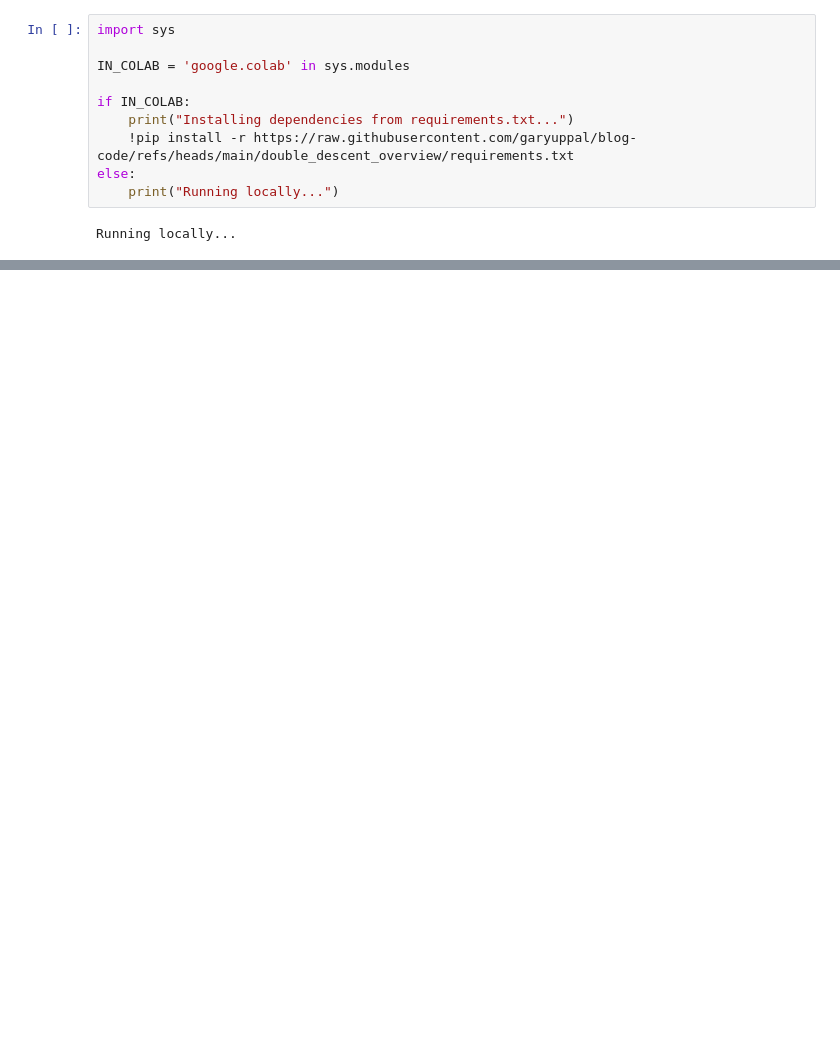
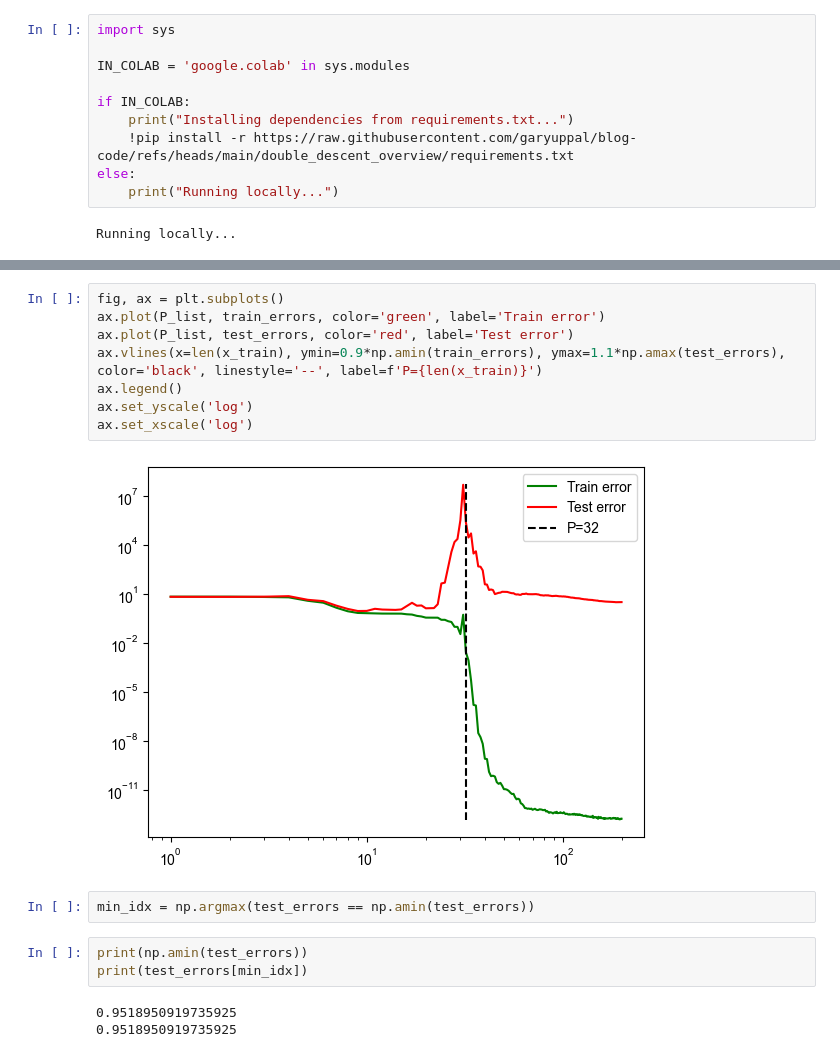
Before and after one commit to garyuppal/blog-code, a Jupyter notebook: double_descent_overview/example.ipynb, the cells around one changed output, grey strips where cells are left out. Saved outputs shown, nothing was run; the diff lists cells and outputs as text; blank space fills up the shorter version.

```diff
--- a/double_descent_overview/example.ipynb
+++ b/double_descent_overview/example.ipynb
@@ -29,0 +272,18 @@ ax.scatter(x,y)
+# %%
+fig, ax = plt.subplots()
+ax.plot(P_list, train_errors, color='green', label='Train error')
+ax.plot(P_list, test_errors, color='red', label='Test error')
+ax.vlines(x=len(x_train), ymin=0.9*np.amin(train_errors), ymax=1.1*np.amax(test_errors), color='black', linestyle='--', label=f'P={len(x_train)}')
+ax.legend()
+ax.set_yscale('log')
+ax.set_xscale('log')
+# %% [output]
+[figure, added]
+# %%
+min_idx = np.argmax(test_errors == np.amin(test_errors))
+# %%
+print(np.amin(test_errors))
+print(test_errors[min_idx])
+# %% [output]
+0.9518950919735925
+0.9518950919735925
```
Also changed, not shown: parts of 82 cells of this notebook, 2 other files.
